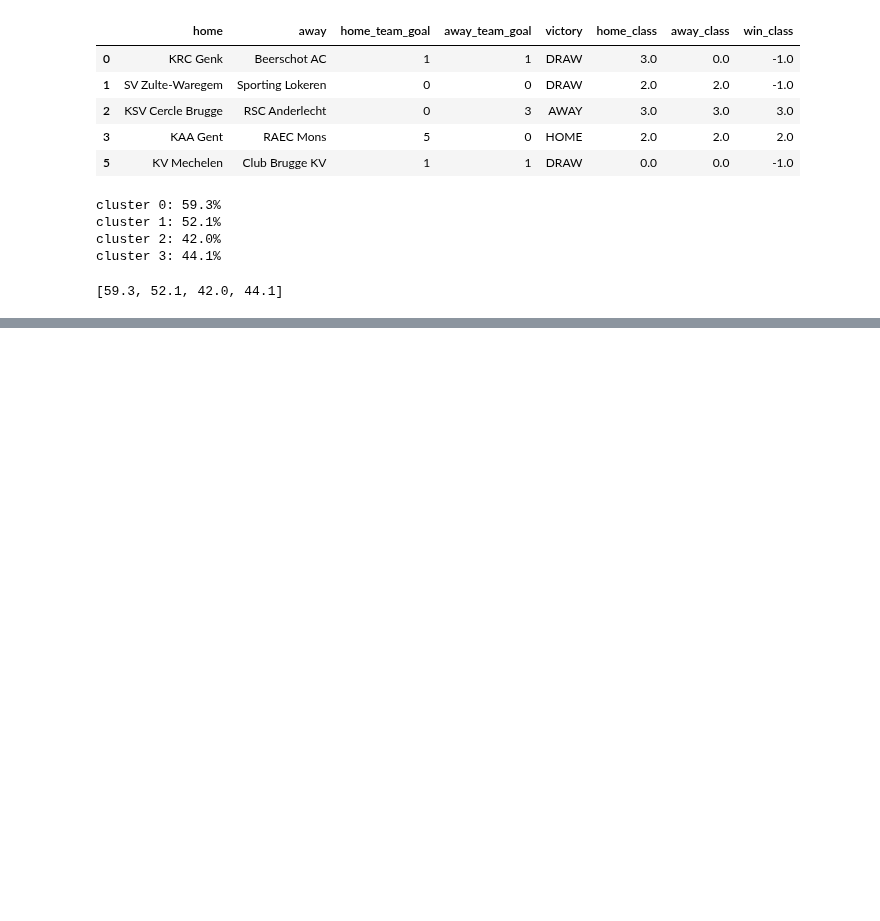
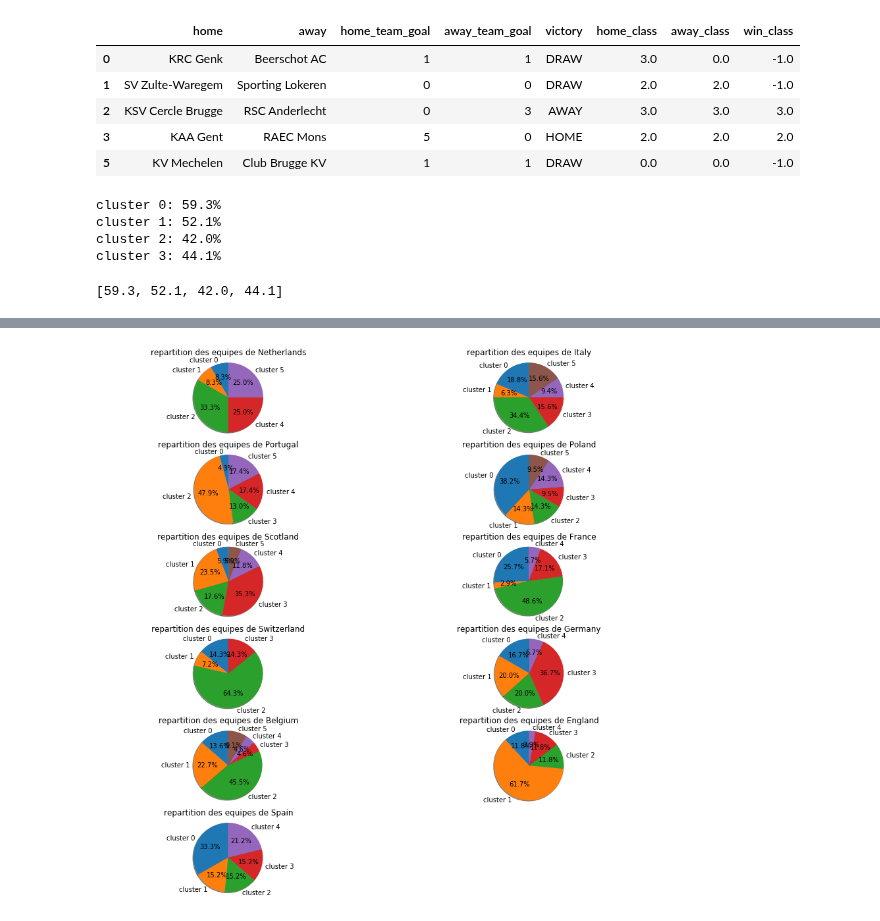
Before and after one commit to chubby47/kaggle_soccer, a Jupyter notebook: problematique_1.ipynb, the cells around one changed output, grey strips where cells are left out. Cells and saved outputs as stored; diff of their text form; code cells hidden in the pictures; blank space fills up the shorter version.

```diff
--- a/problematique_1.ipynb
+++ b/problematique_1.ipynb
@@ -611,3 +611,6 @@ cluster 1: 52.1%
 cluster 2: 42.0%
 cluster 3: 44.1%
 [59.3, 52.1, 42.0, 44.1]
+# %%
+model2 = Model(teams, 6, attributes, normalize=True)
+model2.process()
@@ -613,0 +639,4 @@ cluster 3: 44.1%
+# %%
+model2.country_tendances()
+# %% [output]
+[figure, added]
```
Also changed, not shown: parts of 3 cells of this notebook.
